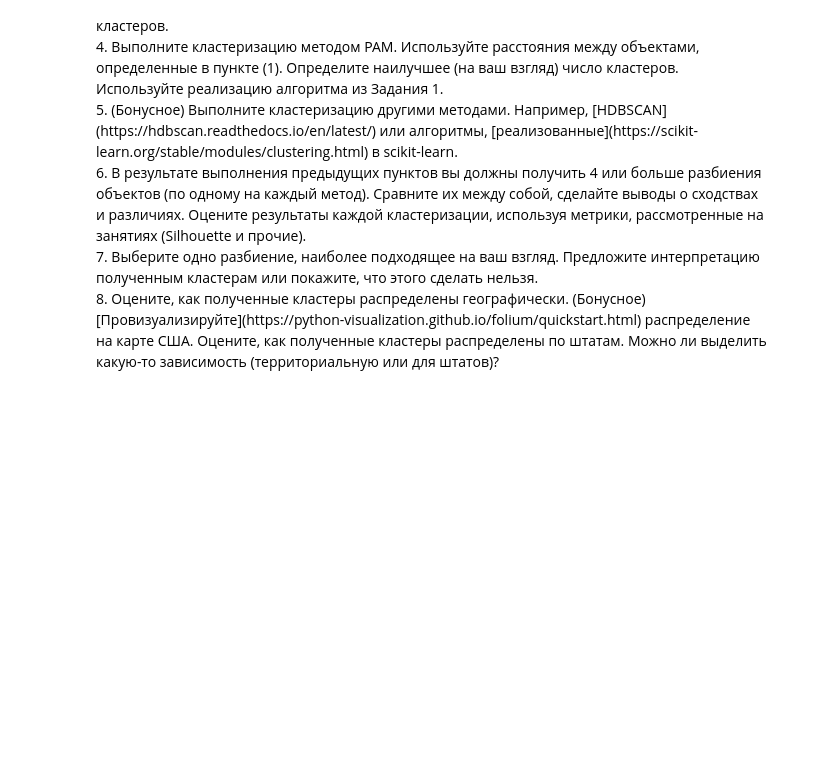
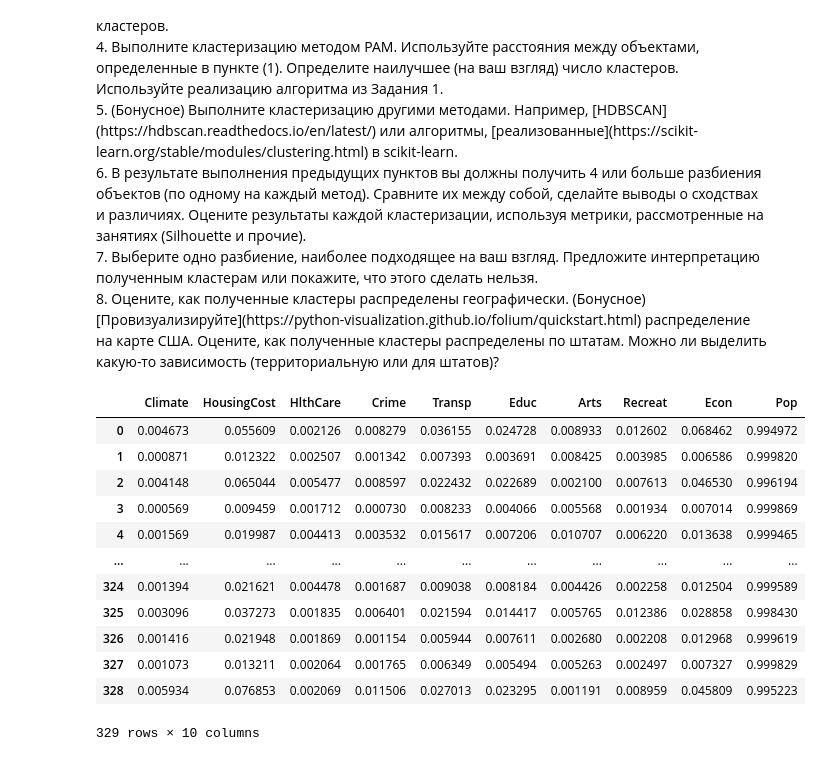
Before and after one commit to dariaAlium/iad, a Jupyter notebook: Lab_2_Clustering.ipynb, the cells around one changed output. Saved outputs shown, nothing was run; the diff lists cells and outputs as text; code cells hidden in the pictures; blank space fills up the shorter version.

```diff
--- a/Lab_2_Clustering.ipynb
+++ b/Lab_2_Clustering.ipynb
@@ -135,3 +127,29 @@ data
 <br>
 8. Оцените, как полученные кластеры распределены географически. (Бонусное) [Провизуализируйте](https://python-visualization.github.io/folium/quickstart.html) распределение на карте США.
 Оцените, как полученные кластеры распределены по штатам. Можно ли выделить какую-то зависимость (территориальную или для штатов)?
+# %%
+#0 task
+data_nec = data.copy()
+data_nec.drop(['Place', 'Long', 'Lat'], axis=1, inplace=True) # axis=0 will do for rows
+
+from sklearn import preprocessing
+data_nec = pd.DataFrame(preprocessing.normalize(data_nec), columns=list(data_nec.columns))
+# Create the Scaler object
+scaler = preprocessing.StandardScaler()# Fit your data on the scaler object
+scaled_df = scaler.fit_transform(data_nec)
+#data_nec = pd.DataFrame(scaled_df, columns=list(data_nec.columns))
+data_nec
+# %% [output]
+|  | Climate | HousingCost | HlthCare | Crime | Transp | Educ | Arts | Recreat | Econ | Pop |
+| 0 | 0.004673 | 0.055609 | 0.002126 | 0.008279 | 0.036155 | 0.024728 | 0.008933 | 0.012602 | 0.068462 | 0.994972 |
+| 1 | 0.000871 | 0.012322 | 0.002507 | 0.001342 | 0.007393 | 0.003691 | 0.008425 | 0.003985 | 0.006586 | 0.999820 |
+| 2 | 0.004148 | 0.065044 | 0.005477 | 0.008597 | 0.022432 | 0.022689 | 0.002100 | 0.007613 | 0.046530 | 0.996194 |
+| 3 | 0.000569 | 0.009459 | 0.001712 | 0.000730 | 0.008233 | 0.004066 | 0.005568 | 0.001934 | 0.007014 | 0.999869 |
+| 4 | 0.001569 | 0.019987 | 0.004413 | 0.003532 | 0.015617 | 0.007206 | 0.010707 | 0.006220 | 0.013638 | 0.999465 |
+| ... | ... | ... | ... | ... | ... | ... | ... | ... | ... | ... |
+| 324 | 0.001394 | 0.021621 | 0.004478 | 0.001687 | 0.009038 | 0.008184 | 0.004426 | 0.002258 | 0.012504 | 0.999589 |
+| 325 | 0.003096 | 0.037273 | 0.001835 | 0.006401 | 0.021594 | 0.014417 | 0.005765 | 0.012386 | 0.028858 | 0.998430 |
+| 326 | 0.001416 | 0.021948 | 0.001869 | 0.001154 | 0.005944 | 0.007611 | 0.002680 | 0.002208 | 0.012968 | 0.999619 |
+| 327 | 0.001073 | 0.013211 | 0.002064 | 0.001765 | 0.006349 | 0.005494 | 0.005263 | 0.002497 | 0.007327 | 0.999829 |
+| 328 | 0.005934 | 0.076853 | 0.002069 | 0.011506 | 0.027013 | 0.023295 | 0.001191 | 0.008959 | 0.045809 | 0.995223 |
+329 rows × 10 columns
```
Also changed, not shown: parts of 8 cells of this notebook.
